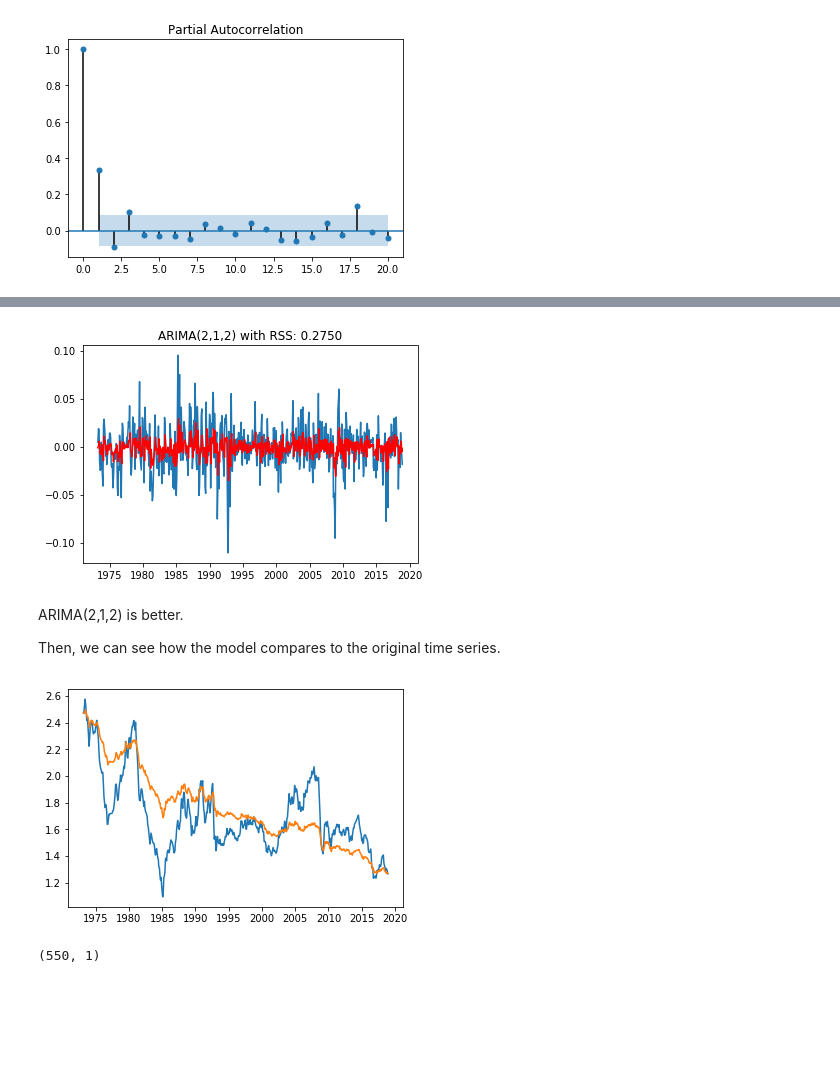
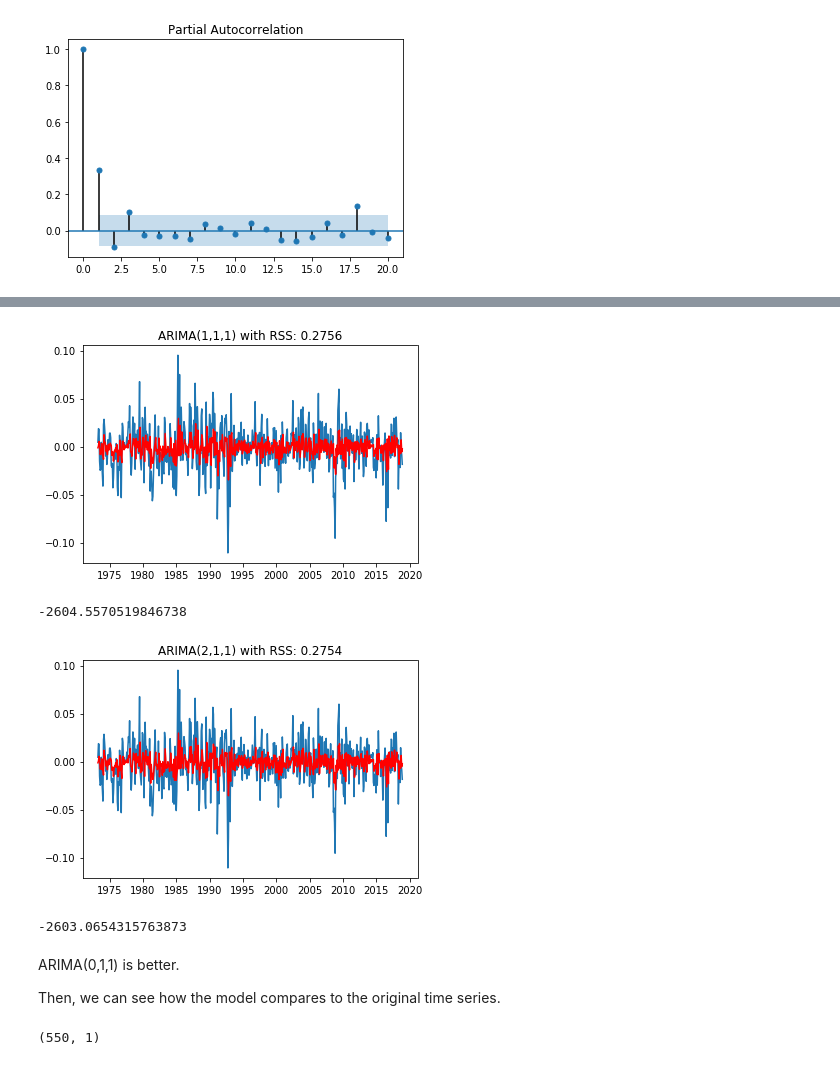
Before and after one commit to mosescheng26/Econ231, a Jupyter notebook: Econ231.ipynb, the cells around one changed output, grey strips where cells are left out. Cells and saved outputs as stored; diff of their text form; code cells hidden in the pictures; blank space fills up the shorter version.

```diff
--- a/Econ231.ipynb
+++ b/Econ231.ipynb
@@ -254,28 +270,31 @@ plt.show()
 # %%
 #ARIMA Model
-model = ARIMA(ts_log, order=(2,1,2),freq='MS')
+model = ARIMA(ts_log, order=(1,1,1),freq='MS')
 results_ARIMA = model.fit(disp=-1)
 plt.plot(ts_log_shift)
 plt.plot(results_ARIMA.fittedvalues, color='red')
-plt.title('ARIMA(2,1,2) with RSS: %.4f'% sum((results_ARIMA.fittedvalues-ts_log_shift['s_us_uk'])**2))
+plt.title('ARIMA(1,1,1) with RSS: %.4f'% sum((results_ARIMA.fittedvalues-ts_log_shift['s_us_uk'])**2))
 plt.show()
+results_ARIMA.aic
 # %% [output]
 [figure]
+-2604.5570519846738
+# %%
+#ARIMA Model
+model = ARIMA(ts_log, order=(2,1,1),freq='MS')
+results_ARIMA2 = model.fit(disp=-1)
+plt.plot(ts_log_shift)
+plt.plot(results_ARIMA2.fittedvalues, color='red')
+plt.title('ARIMA(2,1,1) with RSS: %.4f'% sum((results_ARIMA2.fittedvalues-ts_log_shift['s_us_uk'])**2))
+plt.show()
+results_ARIMA2.aic
+# %% [output]
+[figure, added]
+-2603.0654315763873
 # %% [markdown]
-ARIMA(2,1,2) is better.
+ARIMA(0,1,1) is better.
 
 Then, we can see how the model compares to the original time series.
-# %%
-predictions_ARIMA_diff = pd.Series(results_ARIMA.fittedvalues, copy=True)
-predictions_ARIMA_diff_cumsum = predictions_ARIMA_diff.cumsum()
-predictions_ARIMA_log = pd.Series(ts_log['s_us_uk'].iloc[0], index=ts_log.index)
-predictions_ARIMA_log = predictions_ARIMA_log.add(predictions_ARIMA_diff_cumsum, fill_value=0)
-predictions_ARIMA = np.exp(predictions_ARIMA_log)
-plt.plot(ts)
-plt.plot(predictions_ARIMA)
-plt.show()
-# %% [output]
-[figure, removed]
 # %%
 ts.shape
 #next 10 years +120
```
Also changed, not shown: parts of 7 cells of this notebook.
